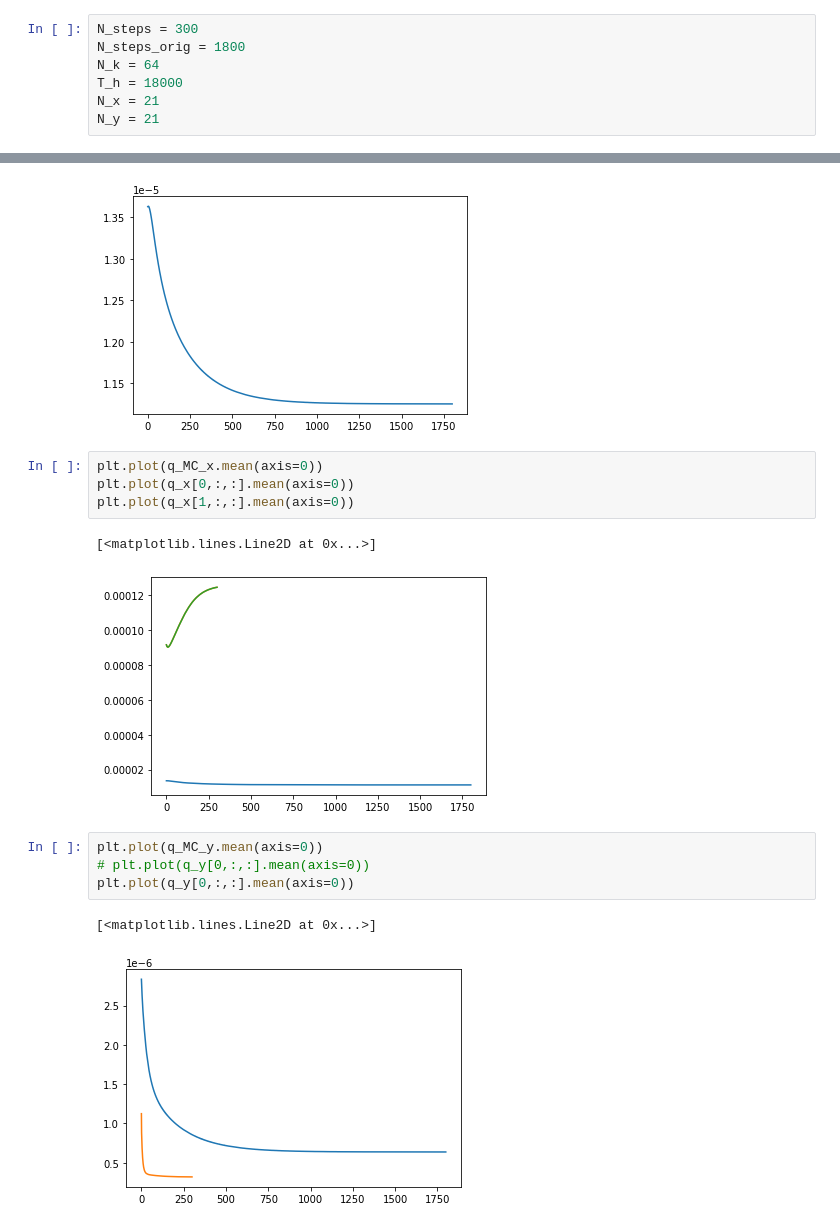
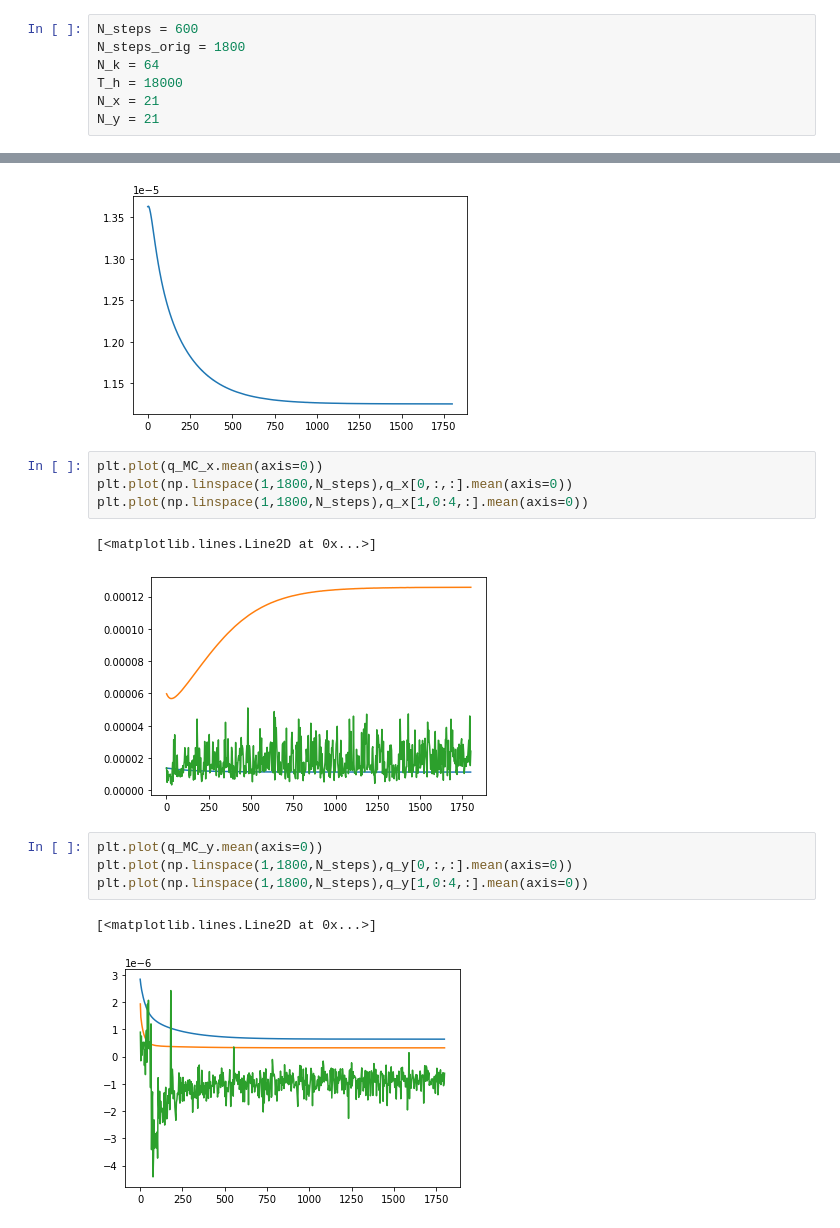
Before and after one commit to dbelivanis/Information-Theory-2, a Jupyter notebook: Optimization/check.ipynb, the cells around one changed output, grey strips where cells are left out. Drawn from its saved outputs; the diff is of its cells as text.

```diff
--- a/Optimization/check.ipynb
+++ b/Optimization/check.ipynb
@@ -6,7 +6,7 @@ from scipy import special
 import matplotlib.pyplot as plt
 import statsmodels.stats.weightstats as sm
 # %%
-N_steps = 300
+N_steps = 600
 N_steps_orig = 1800
 N_k = 64
 T_h = 18000
@@ -111,15 +111,15 @@ plt.plot(q_MC_x.mean(axis=0))
 [figure]
 # %%
 plt.plot(q_MC_x.mean(axis=0))
-plt.plot(q_x[0,:,:].mean(axis=0))
-plt.plot(q_x[1,:,:].mean(axis=0))
+plt.plot(np.linspace(1,1800,N_steps),q_x[0,:,:].mean(axis=0))
+plt.plot(np.linspace(1,1800,N_steps),q_x[1,0:4,:].mean(axis=0))
 # %% [output]
 [<matplotlib.lines.Line2D at 0x...>]
-[figure, old version]
+[figure, new version]
 # %%
 plt.plot(q_MC_y.mean(axis=0))
-# plt.plot(q_y[0,:,:].mean(axis=0))
-plt.plot(q_y[0,:,:].mean(axis=0))
+plt.plot(np.linspace(1,1800,N_steps),q_y[0,:,:].mean(axis=0))
+plt.plot(np.linspace(1,1800,N_steps),q_y[1,0:4,:].mean(axis=0))
 # %% [output]
 [<matplotlib.lines.Line2D at 0x...>]
-[figure, old version]
+[figure, new version]
```
Also changed, not shown: parts of 7 cells of this notebook, 8 other files.
